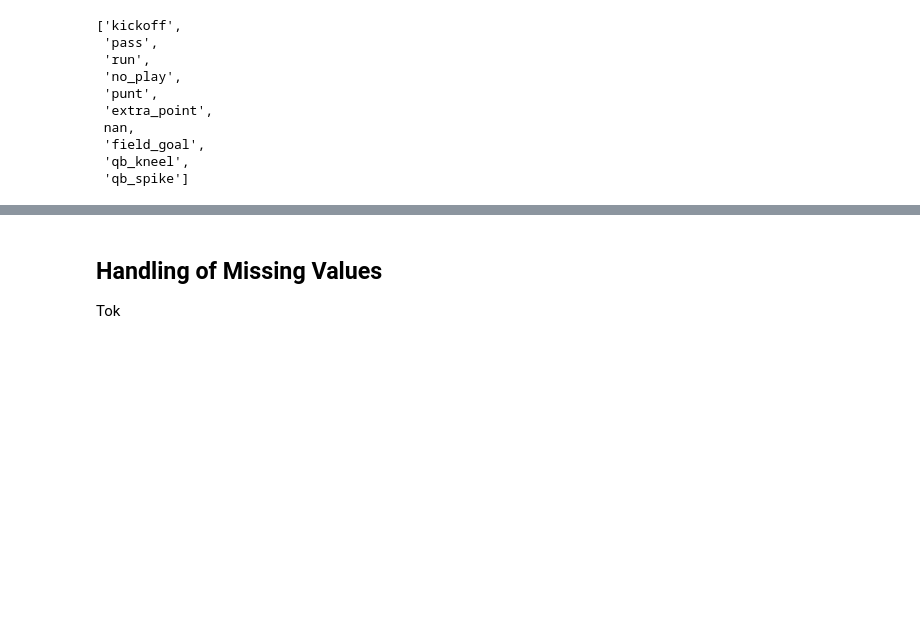
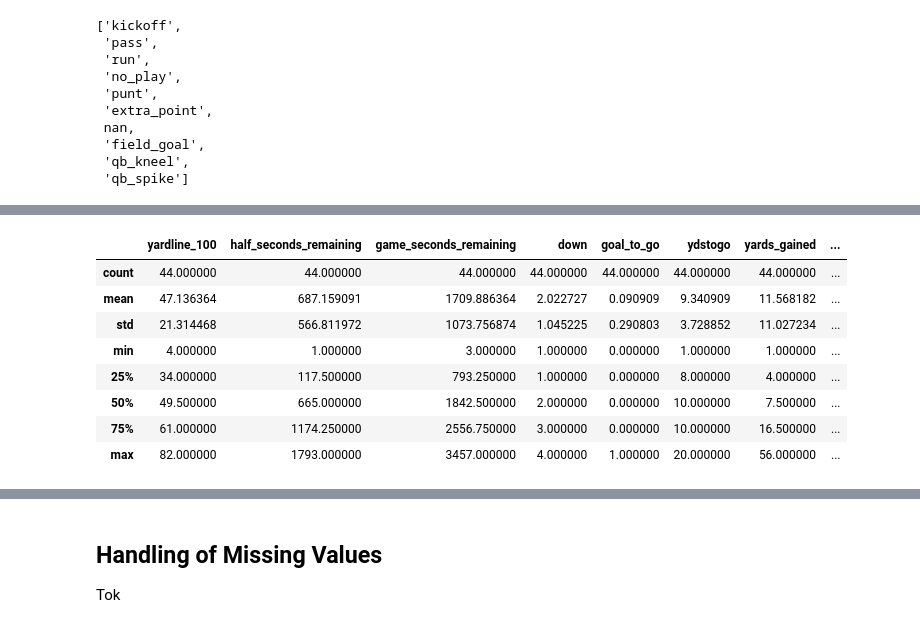
Before and after one commit to MatthiasBiermanns/NFL_play_prediction, a Jupyter notebook: preprocessing_documentation.ipynb, the cells around one changed output, grey strips where cells are left out. Drawn from its saved outputs; the diff is of its cells as text; code cells hidden in the pictures; blank space fills up the shorter version.

```diff
--- a/preprocessing_documentation.ipynb
+++ b/preprocessing_documentation.ipynb
@@ -60,0 +91,14 @@ combined_df.drop(
+# %%
+# don't drop -> lateral rushs also end around or trick plays -> same reasoning as above, but other way around
+
+display(combined_df[combined_df['lateral_rush'] == 1].describe())
+# %% [output]
+|  | yardline_100 | half_seconds_remaining | game_seconds_remaining | down | goal_to_go | ydstogo | yards_gained | ... |
+| count | 44.000000 | 44.000000 | 44.000000 | 44.000000 | 44.000000 | 44.000000 | 44.000000 | ... |
+| mean | 47.136364 | 687.159091 | 1709.886364 | 2.022727 | 0.090909 | 9.340909 | 11.568182 | ... |
+| std | 21.314468 | 566.811972 | 1073.756874 | 1.045225 | 0.290803 | 3.728852 | 11.027234 | ... |
+| min | 4.000000 | 1.000000 | 3.000000 | 1.000000 | 0.000000 | 1.000000 | 1.000000 | ... |
+| 25% | 34.000000 | 117.500000 | 793.250000 | 1.000000 | 0.000000 | 8.000000 | 4.000000 | ... |
+| 50% | 49.500000 | 665.000000 | 1842.500000 | 2.000000 | 0.000000 | 10.000000 | 7.500000 | ... |
+| 75% | 61.000000 | 1174.250000 | 2556.750000 | 3.000000 | 0.000000 | 10.000000 | 16.500000 | ... |
+| max | 82.000000 | 1793.000000 | 3457.000000 | 4.000000 | 1.000000 | 20.000000 | 56.000000 | ... |
```
Also changed, not shown: parts of 7 cells of this notebook, 1 other file.
